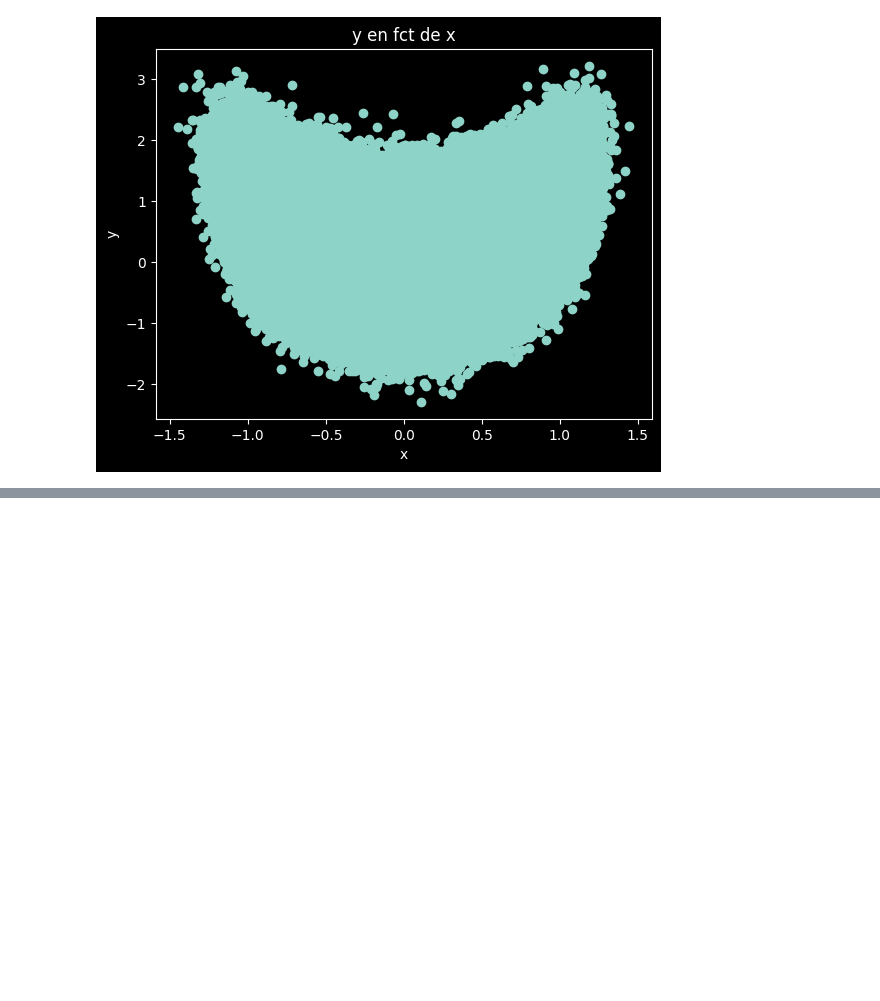
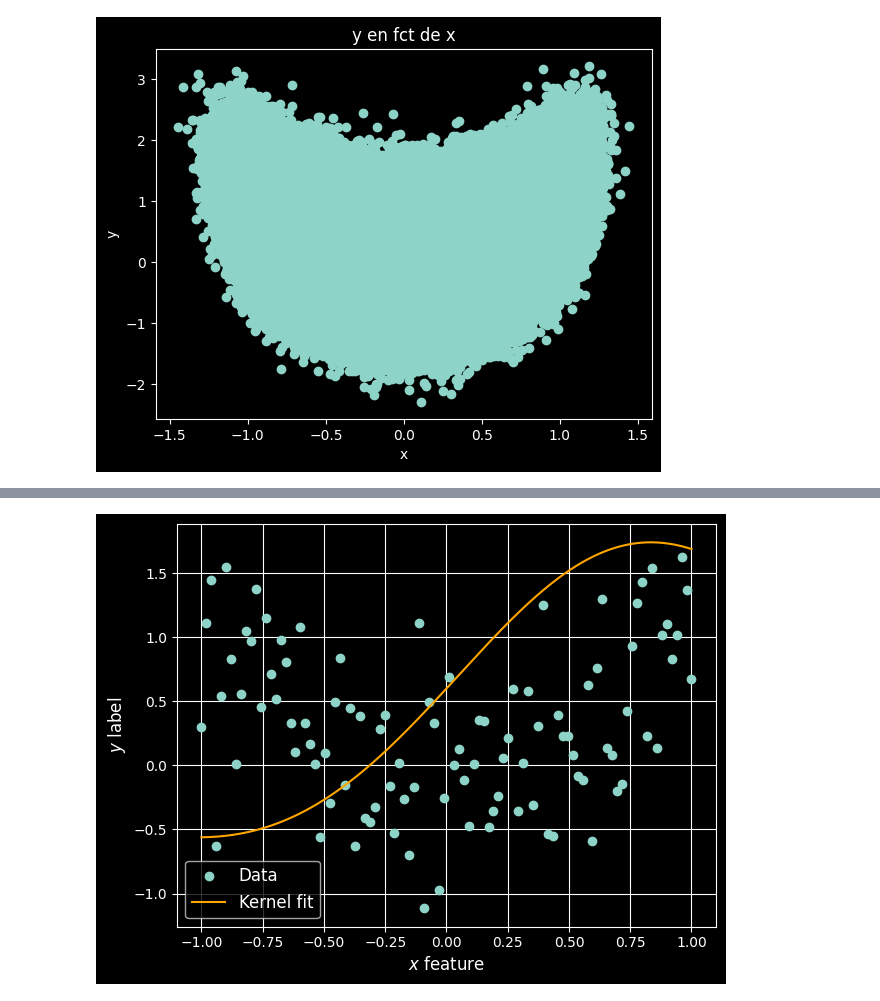
Before and after one commit to w-h02/Cooperative_opt, a Jupyter notebook: project.ipynb, the cells around one changed output, grey strips where cells are left out. Saved outputs shown, nothing was run; the diff lists cells and outputs as text; code cells hidden in the pictures; blank space fills up the shorter version.

```diff
--- a/project.ipynb
+++ b/project.ipynb
@@ -51,0 +138,20 @@ def gradient_tracking(y, W, alpha, epsilon = 1e-4, n_iter = 100):
+# %%
+def plot_fit(x, y, alpha, x_m, nt=250):
+    x_prime = np.linspace(-1, 1, nt)
+    y_prime = Cov2(x_prime, x_m) @ alpha
+
+    plt.figure()
+    plt.plot(x, y, 'o', label='Data')
+    plt.plot(x_prime, y_prime, '-', color='orange', label='Kernel fit')
+    plt.xlabel(r'$x$ feature', fontsize=12)
+    plt.ylabel(r'$y$ label', fontsize=12)
+    plt.grid(True)
+    plt.legend(fontsize=12)
+    plt.tight_layout()
+    plt.savefig('kernel_fit.pdf')
+    plt.show()
+
+# Call it with your results
+plot_fit(x_100, y_100, x_m)
+# %% [output]
+[figure, added]
```
Also changed, not shown: parts of 10 cells of this notebook, 9 other files.
